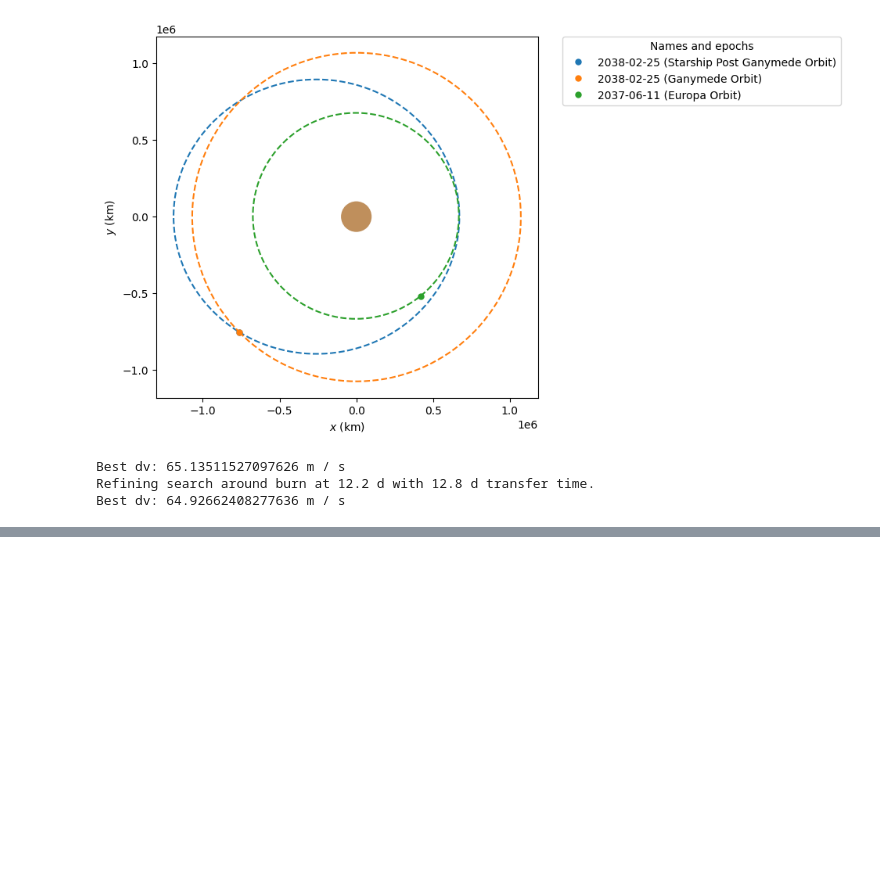
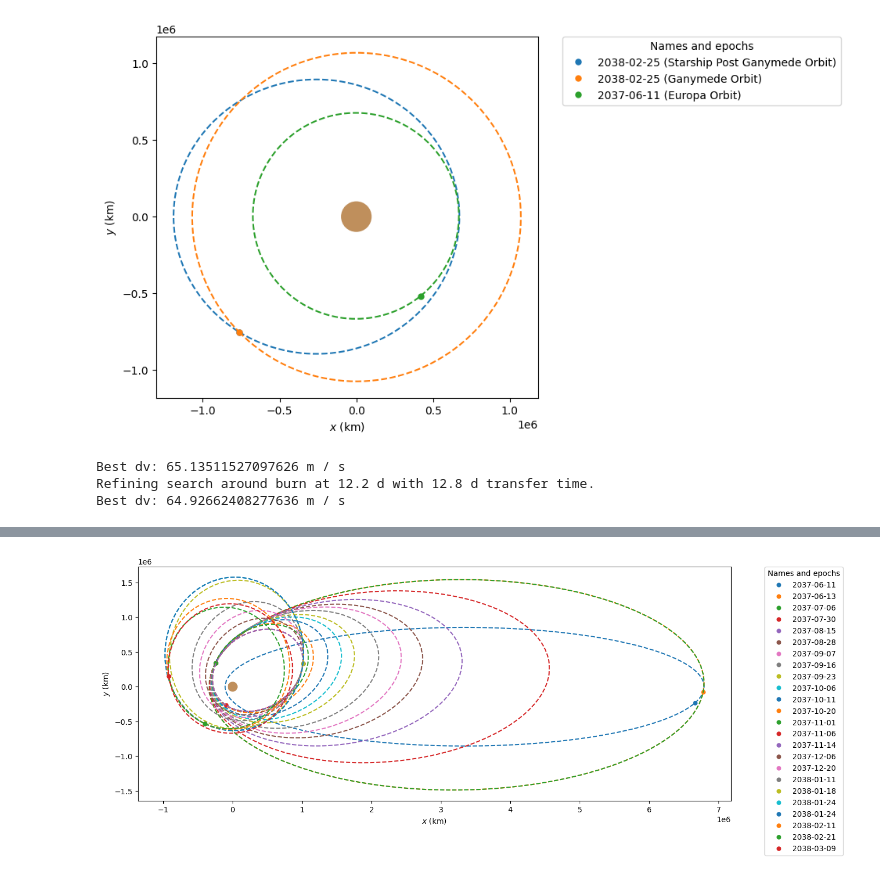
Before and after one commit to jackSN8/Starship_outer_planets_missions, a Jupyter notebook: jovian_grand_tour.ipynb, the cells around one changed output, grey strips where cells are left out. Drawn from its saved outputs; the diff is of its cells as text; code cells hidden in the pictures; blank space fills up the shorter version.

```diff
--- a/jovian_grand_tour.ipynb
+++ b/jovian_grand_tour.ipynb
@@ -702,8 +703,9 @@ Best dv: 65.13511527097626 m / s
 Refining search around burn at 12.2 d with 12.8 d transfer time.
 Best dv: 64.92662408277636 m / s
 # %%
+
 plotter=StaticOrbitPlotter(plane=Planes.EARTH_ECLIPTIC)
-all_orbits.append(final_transfer_to_europa)
+all_orbits.append(final_transfer_to_europa[1])
 final_europa_orb=europa_orb.propagate(final_transfer_to_europa[3])
 plotter.plot(starship_post_ganymede_2, label="Starship Post Ganymede Orbit")
 plotter.plot(final_europa_orb, label="Europa Orbit")
@@ -711,5 +713,7 @@ plotter.plot(final_transfer_to_europa[1].propagate(final_transfer_to_europa[3]),
 final_arrival_speed=np.linalg.norm(final_transfer_to_europa[1].propagate(final_transfer_to_europa[3]).v-final_europa_orb.v)
 print(f"Arrival velocity at Europa is {final_arrival_speed:.2f}")
 final_arrival_date=final_transfer_to_europa[3]
+jovian_system_time=(final_arrival_date-start_date).to(u.day)
+print(f"Took {jovian_system_time:.1f} to reach Europa after entering Jovian system")
 # %% [output]
 Arrival velocity at Europa is 1.80 km / s
@@ -716 +721,7 @@ Arrival velocity at Europa is 1.80 km / s
 [figure]
+# %%
+plotter=StaticOrbitPlotter(plane=Planes.EARTH_ECLIPTIC)
+for orbs in all_orbits:
+    plotter.plot(orbs)
+    print(orbs)
+# %% [output]
@@ -716,0 +745 @@ Arrival velocity at Europa is 1.80 km / s
+[figure, added]
```
Also changed, not shown: parts of 10 cells of this notebook, 6 other files.
